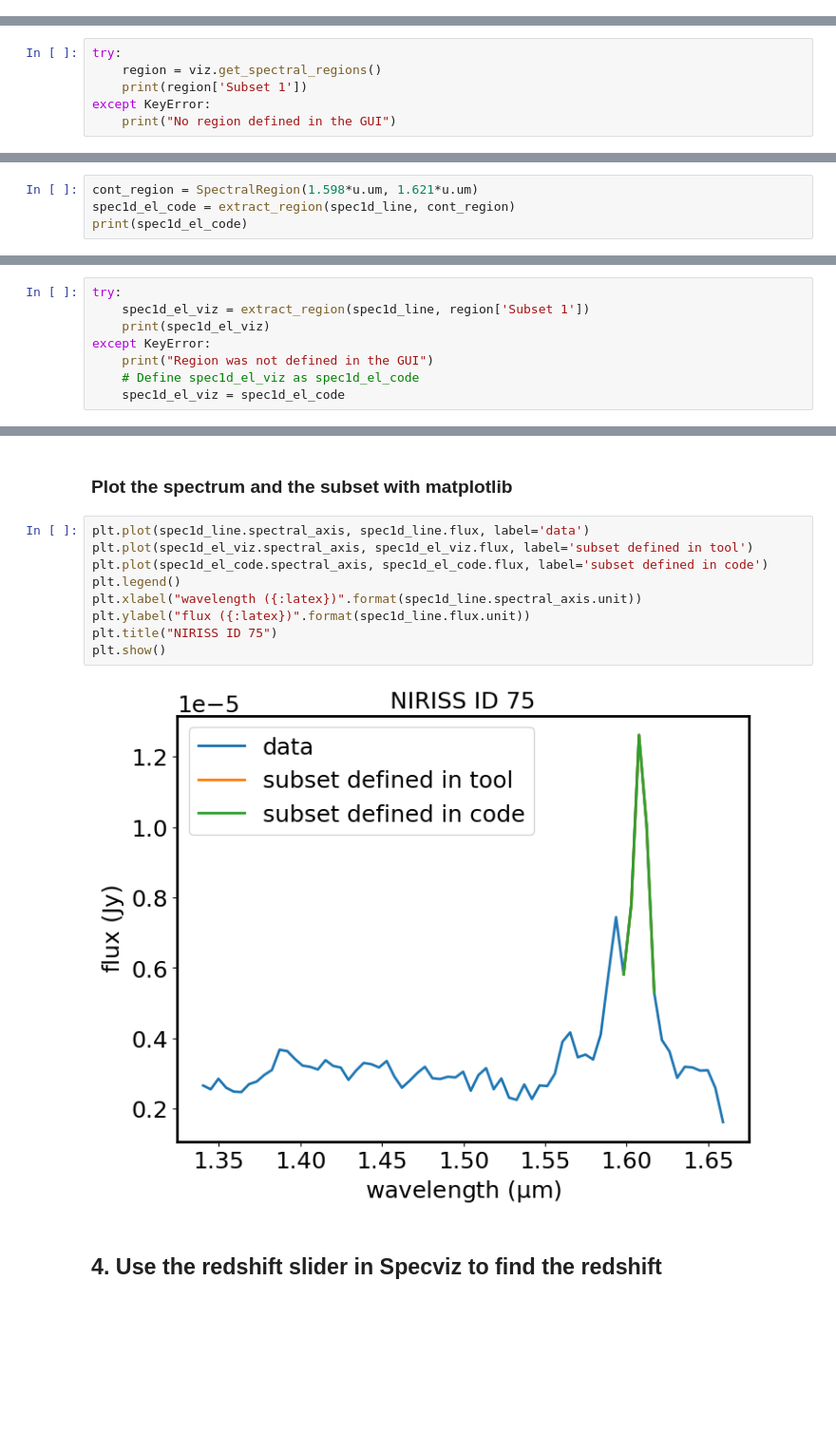
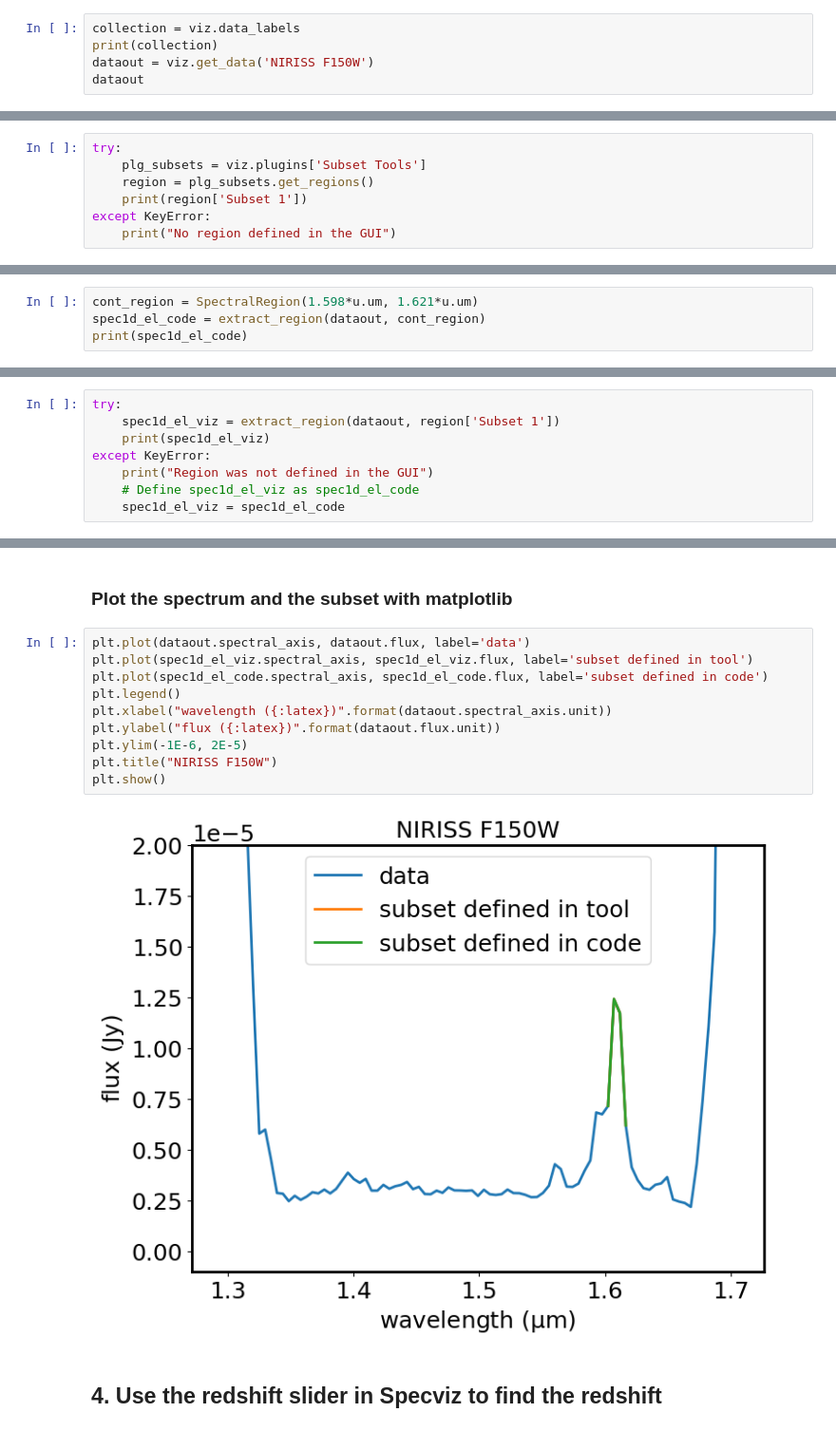
Before and after one commit to spacetelescope/jdat_notebooks, a Jupyter notebook: _sources/notebooks/cross_instrument/specviz_notebookGUI_interaction/specviz_notebook_gui_interaction_redshift.ipynb, the cells around one changed output, grey strips where cells are left out. Shown at 95% size. Drawn from its saved outputs; the diff is of its cells as text; blank space fills up the shorter version.

```diff
--- a/_sources/notebooks/cross_instrument/specviz_notebookGUI_interaction/specviz_notebook_gui_interaction_redshift.ipynb
+++ b/_sources/notebooks/cross_instrument/specviz_notebookGUI_interaction/specviz_notebook_gui_interaction_redshift.ipynb
@@ -127,0 +125,5 @@ Uncertainty=StdDevUncertainty ([1.28849383e-07 1.28459778e-07 1.26293309e-07 ...
+# %%
+collection = viz.data_labels
+print(collection)
+dataout = viz.get_data('NIRISS F150W')
+dataout
@@ -130,7 +135,8 @@ Uncertainty=StdDevUncertainty ([1.28849383e-07 1.28459778e-07 1.26293309e-07 ...
 I include a try-except in case the notebook is run without human interaction.
 # %%
 try:
-    region = viz.get_spectral_regions()
+    plg_subsets = viz.plugins['Subset Tools']
+    region = plg_subsets.get_regions()
     print(region['Subset 1'])
 except KeyError:
     print("No region defined in the GUI")
@@ -145,6 +147,6 @@ No region defined in the GUI
 I can define my own region (cont_region) between arbitrary bounds. I choose 1.598um and 1.621um. I can then extract the spectrum in that region.
 # %%
 cont_region = SpectralRegion(1.598*u.um, 1.621*u.um)
-spec1d_el_code = extract_region(spec1d_line, cont_region)
+spec1d_el_code = extract_region(dataout, cont_region)
 print(spec1d_el_code)
 # %% [output]
@@ -158,7 +158,7 @@ Uncertainty=StdDevUncertainty ([1.16859251e-07 1.22351662e-07 1.26111511e-07 1.1
 Or I can extract the spectrum in the region I defined in the GUI (region['Subset 1']).
 # %%
 try:
-    spec1d_el_viz = extract_region(spec1d_line, region['Subset 1'])
+    spec1d_el_viz = extract_region(dataout, region['Subset 1'])
     print(spec1d_el_viz)
 except KeyError:
     print("Region was not defined in the GUI")
@@ -169,15 +169,16 @@ Region was not defined in the GUI
 # %% [markdown]
 ### Plot the spectrum and the subset with matplotlib
 # %%
-plt.plot(spec1d_line.spectral_axis, spec1d_line.flux, label='data')
+plt.plot(dataout.spectral_axis, dataout.flux, label='data')
 plt.plot(spec1d_el_viz.spectral_axis, spec1d_el_viz.flux, label='subset defined in tool')
 plt.plot(spec1d_el_code.spectral_axis, spec1d_el_code.flux, label='subset defined in code')
 plt.legend()
-plt.xlabel("wavelength ({:latex})".format(spec1d_line.spectral_axis.unit))
-plt.ylabel("flux ({:latex})".format(spec1d_line.flux.unit))
-plt.title("NIRISS ID 75")
+plt.xlabel("wavelength ({:latex})".format(dataout.spectral_axis.unit))
+plt.ylabel("flux ({:latex})".format(dataout.flux.unit))
+plt.ylim(-1E-6, 2E-5)
+plt.title("NIRISS F150W")
 plt.show()
 # %% [output]
-[figure, old version]
+[figure, new version]
 # %% [markdown]
 ## 4. Use the redshift slider in Specviz to find the redshift
```
Also changed, not shown: parts of 34 cells of this notebook, 6 other files.
